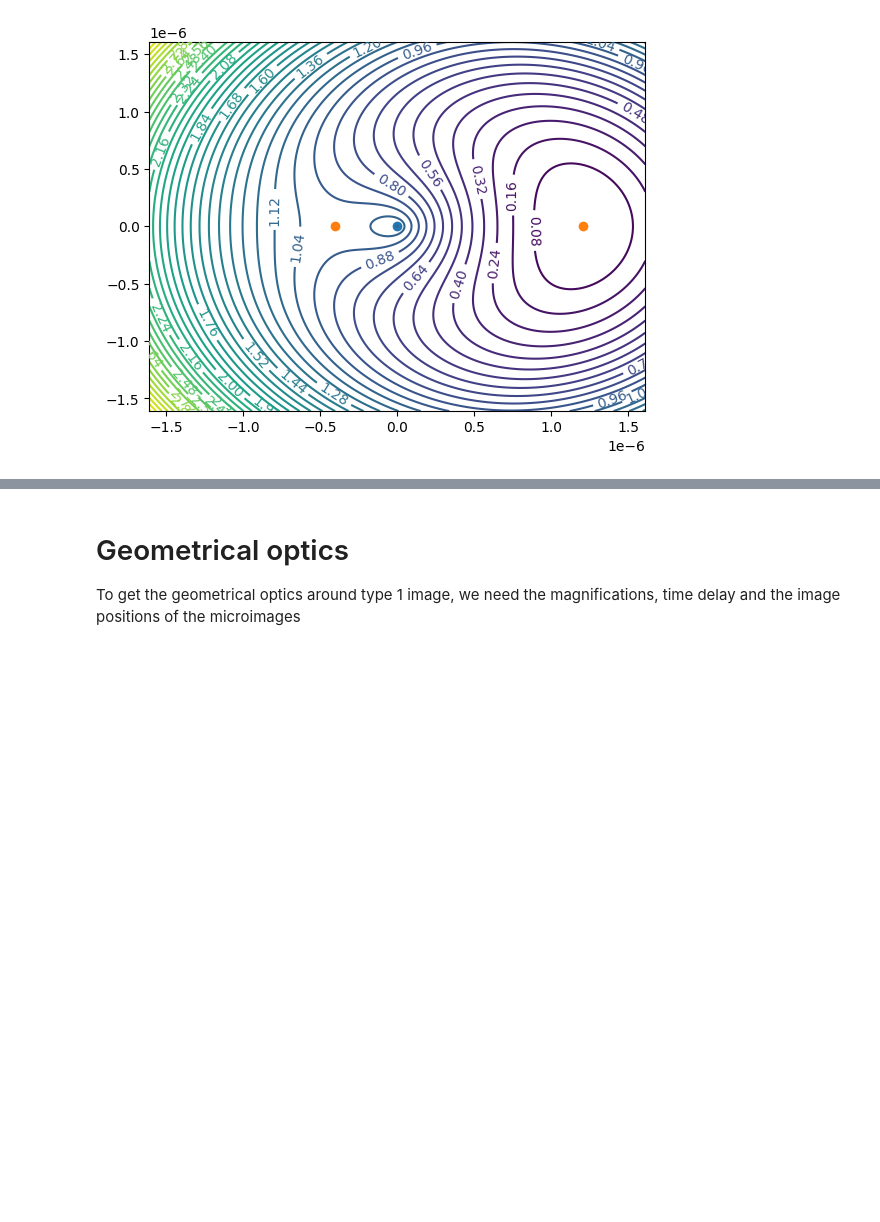
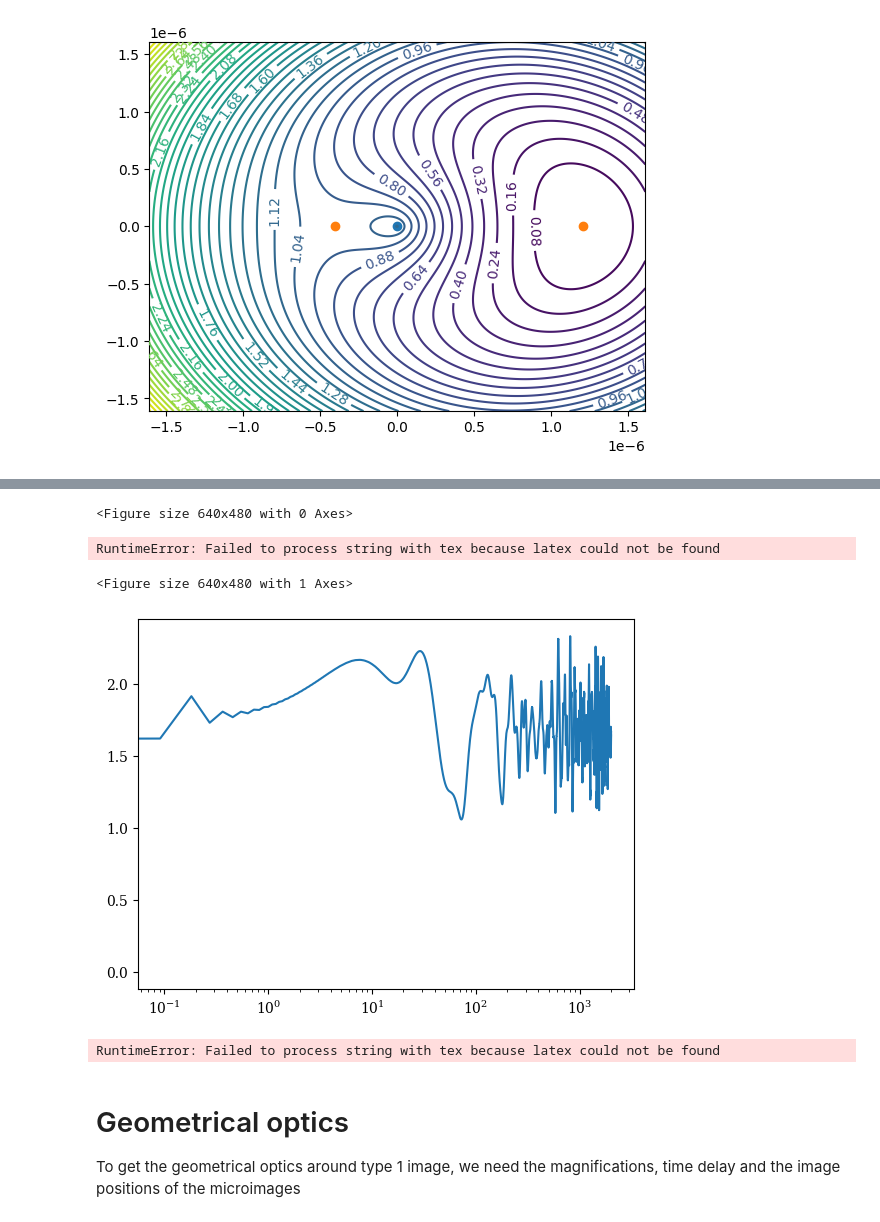
Before and after one commit to manchunyeung/wolensing, a Jupyter notebook: wolensing/failed/iden5_close.ipynb, the cells around one changed output, grey strips where cells are left out. Cells and saved outputs as stored; diff of their text form; code cells hidden in the pictures; blank space fills up the shorter version.

```diff
--- a/wolensing/failed/iden5_close.ipynb
+++ b/wolensing/failed/iden5_close.ipynb
@@ -331,9 +341,26 @@ ws, Fws = amplification.fourier(freq_end = 5000)
 # %%
 ws, Fws = amplification.fourier(freq_end=6000)
 # %%
+import matplotlib as mpl
+mpl.rcParams['text.usetex'] = False
 plt.plot(ts, Ft)
+plt.show()
+# %% [output]
+<Figure size 640x480 with 0 Axes>
+RuntimeError: Failed to process string with tex because latex could not be found
+<Figure size 640x480 with 1 Axes>
+# %%
+mpl.rcParams['text.usetex'] = False
+plt.semilogx(ws, np.abs(Fws))
+plt.show()
+# %% [output]
+[figure, added]
 # %%
+mpl.rcParams.update(mpl.rcParamsDefault)
+mpl.rcParams['text.usetex'] = False
 amplification.plot_freq(smooth=False)
+# %% [output]
+RuntimeError: Failed to process string with tex because latex could not be found
 # %%
 amplification.plot_freq(pha=True, smooth=False)
 # %% [markdown]
```
Also changed, not shown: parts of 9 cells of this notebook, 38 other files.
